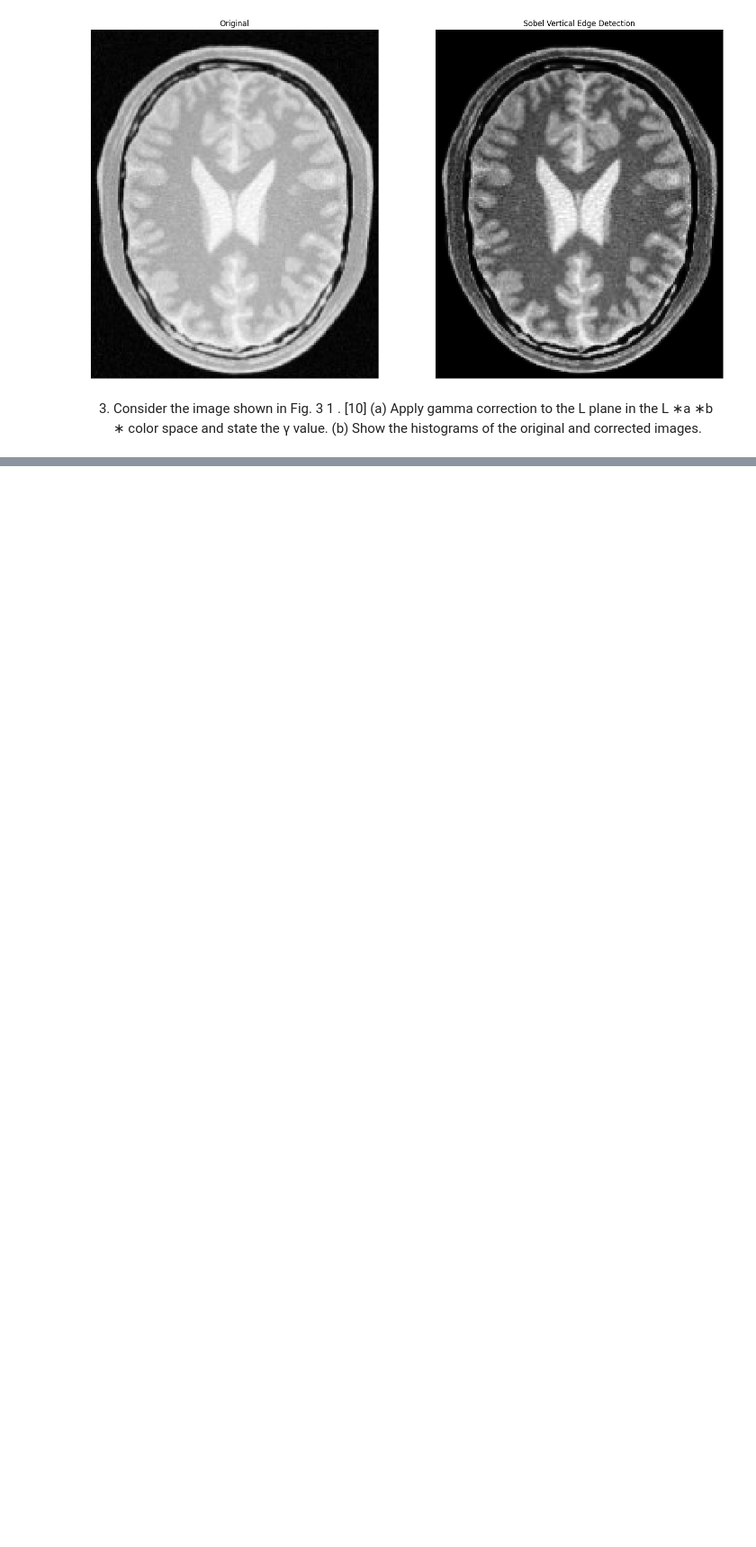
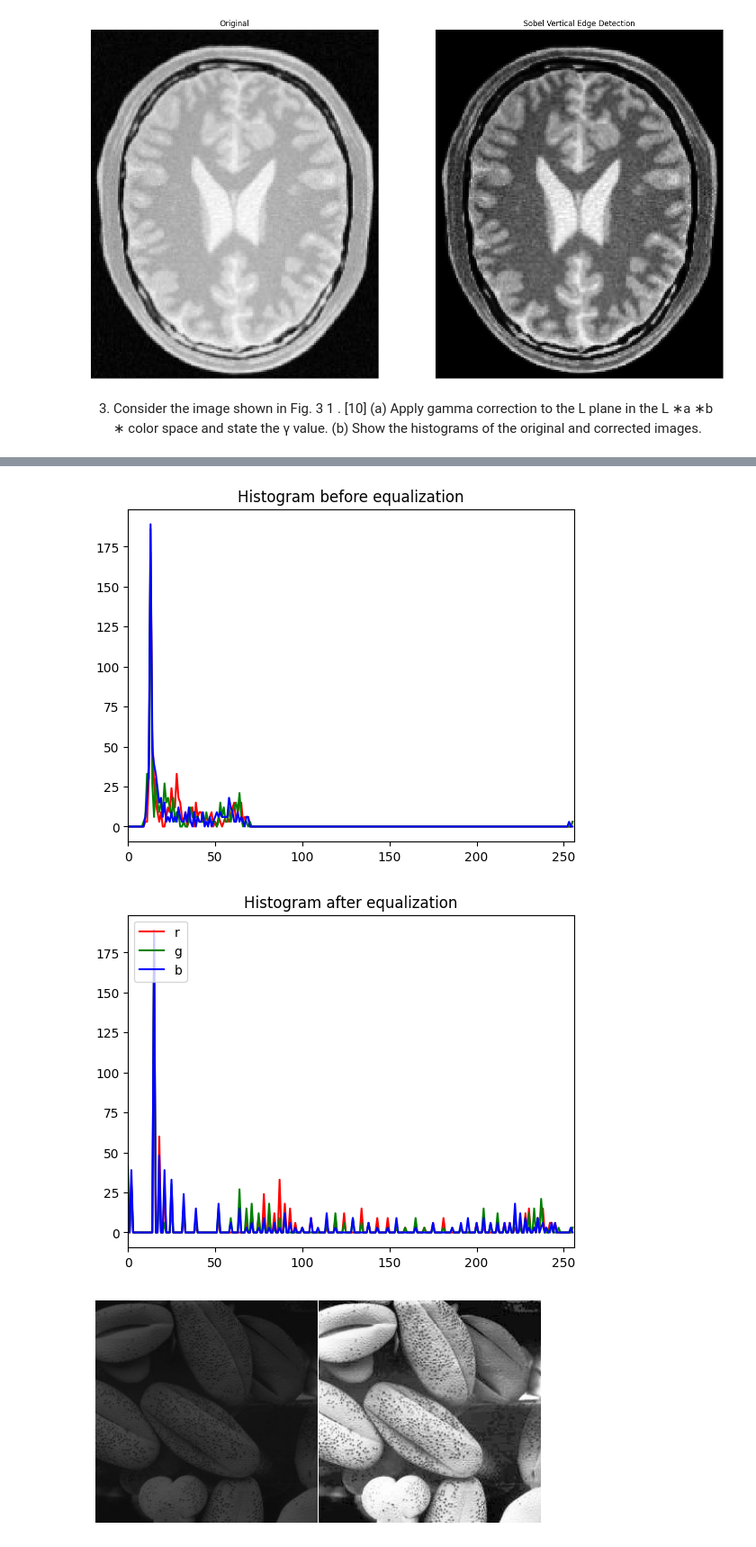
Before and after one commit to PRABUDDHIKAMWR/EN3160-Image_Processing_and_Machine_Vision, a Jupyter notebook: ass1.ipynb, the cells around one changed output, grey strips where cells are left out. Shown at 90% size. Drawn from its saved outputs; the diff is of its cells as text; code cells hidden in the pictures; blank space fills up the shorter version.

```diff
--- a/ass1.ipynb
+++ b/ass1.ipynb
@@ -151,0 +300,77 @@ assert im1 is not None
+# %%
+%matplotlib inline
+import cv2 as cv
+import numpy as np
+from matplotlib import pyplot as plt
+
+def img_eq(img):
+
+    if(len(img.shape) ==3 and img.shape[2] == 3 ):
+         img_cvt = cv.cvtColor(img, cv.COLOR_BGR2RGB)
+         r,g,b = cv.split(img_cvt)
+         r_eq = cv.equalizeHist(r)
+         g_eq = cv.equalizeHist(g)
+         b_eq = cv.equalizeHist(b)
+         return cv.merge([r_eq, g_eq, b_eq])
+
+    return cv.equalizeHist(img_orig)
+
+
+
+def hist(img):
+
+
+    if(len(img.shape) ==2 or img.shape[2] != 3 ):
+        hist, bins = np.histogram(img.ravel(), 256, [0,256])
+        plt.hist(img.flatten(), 256, [0,256], color = 'r')
+        plt.xlim([0,256])
+        plt.legend('Histogram', loc = 'upper left')
+        plt.title('Histogram before equalization')
+        plt.show()
+        equ = img_eq(img)
+
+       # plt.subplot(1,2,2)
+        hist, bins = np.histogram(equ.ravel(), 256, [0, 256])
+        plt.hist(equ.flatten(), 256,[0,256], color='r')
+        plt.xlim([0,256])
+        plt.legend('Histogram', loc = 'upper left')
+        plt.title('Histogram after equalization')
+        plt.show()
+
+
+    else:
+
+        color = ('r', 'g', 'b')
+        for index, cl in enumerate(color):
+            hist = cv.calcHist(img,[index],None,[256],[0,256])
+            plt.plot(hist, color=cl)
+            #plt.hist(img.flatten(), 256, [0,256], color = cl)
+        plt.title('Histogram before equalization')
+        plt.xlim([0, 256])
+        plt.show()
+        plt.legend(color, loc = 'upper left')
+
+        equ = img_eq(img)
+
+        for index, cl in enumerate(color):
+            hist = cv.calcHist(equ,[index],None,[256],[0,256])
+            plt.plot(hist, color=cl)
+            #plt.hist(equ.flatten(), 256, [0,256], color = cl)
+        plt.title('Histogram after equalization')
+        plt.xlim([0, 256])
+        plt.legend(color, loc = 'upper left')
+        plt.show()
+
+    res = np.hstack((img_orig, equ))
+    plt.axis('off')
+    plt.imshow(res, cmap='gray')
+    plt.show()
+
+
+img_orig = cv.imread("F:/Sem5/1-Image Processing & Machine Vision(EN3160)/test/q5.jpg")#, cv.IMREAD_GRAYSCALE)
+assert img_orig is not None
+eq_img = hist(img_orig)
+# %% [output]
+[figure, added]
+[figure, added]
+[figure, added]
```
Also changed, not shown: parts of 8 cells of this notebook.
